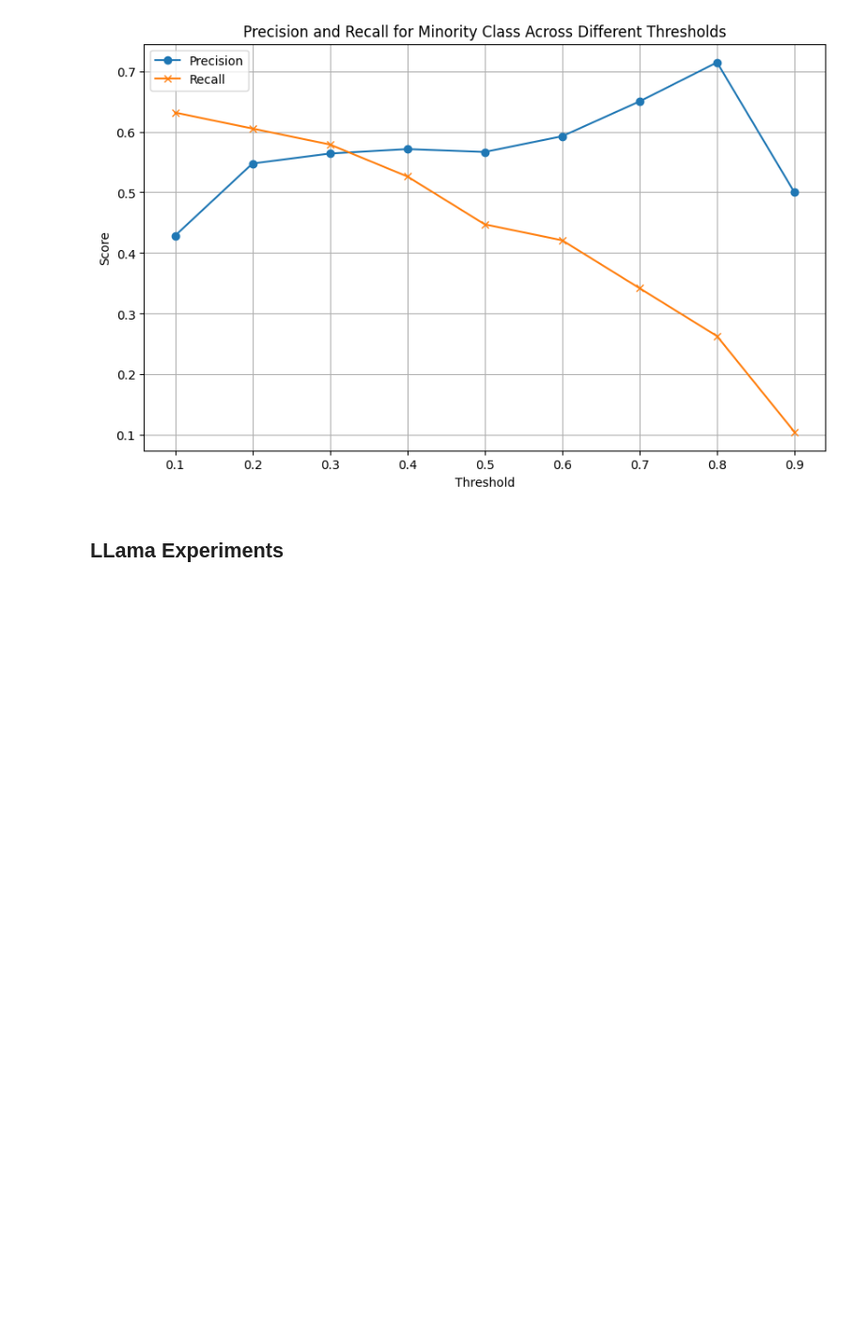
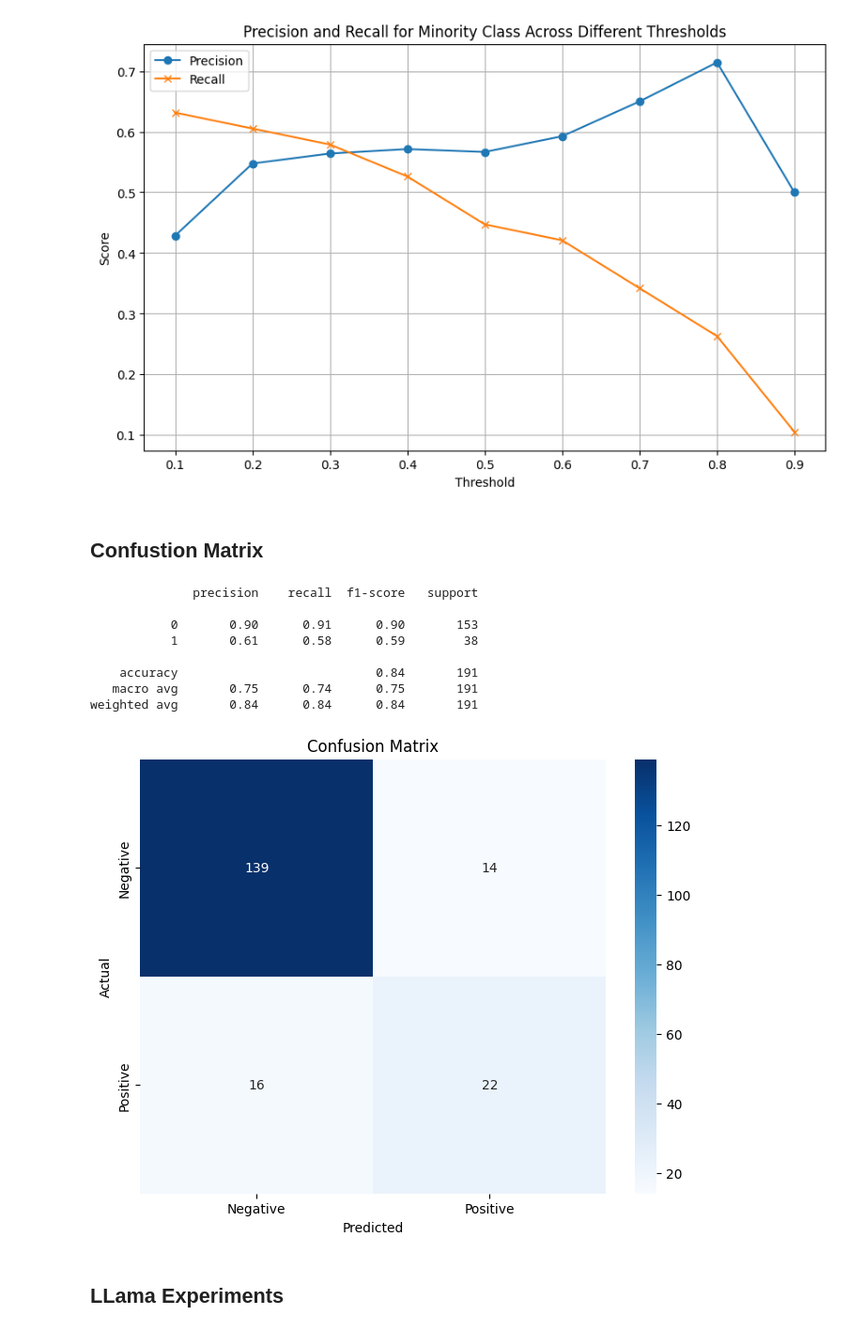
Before and after one commit to hargurjeet/LJMU_Thesis_Results_Hargurjeet_Singh, a Jupyter notebook: ExperimentThresholdAdjustments.ipynb, the cells around one changed output. Shown at 94% size. Saved outputs shown, nothing was run; the diff lists cells and outputs as text; code cells hidden in the pictures; blank space fills up the shorter version.

```diff
--- a/ExperimentThresholdAdjustments.ipynb
+++ b/ExperimentThresholdAdjustments.ipynb
@@ -242,3 +276,8 @@ df_mixtral['Embedding'] = df_mixtral['GeneratedText'].apply(get_embedding)
+# %%
+# df_mixtral.to_parquet('mixtral_embeddings.parquet', index=False)
+
+parquet_file_path = '/content/LJMU_Thesis/Processed_output/mixtral_embeddings.parquet'
+df_mixtral = pd.read_parquet(parquet_file_path)
 # %% [markdown]
 ## Mixtral modelling experiments
 # %%
@@ -394,6 +433,35 @@ plt.legend()
 plt.show()
 # %% [output]
 [figure]
+# %% [markdown]
+## Confustion Matrix
+# %%
+# Set the threshold
+threshold = 0.32
+y_pred = (y_pred_proba >= threshold).astype(int)
+report = classification_report(y_test, y_pred)
+print(report)
+
+conf_matrix = confusion_matrix(y_test, y_pred)
+# Plot the confusion matrix using Seaborn
+plt.figure(figsize=(8, 6))
+sns.heatmap(conf_matrix, annot=True, fmt='d', cmap='Blues',
+            xticklabels=['Negative', 'Positive'],
+            yticklabels=['Negative', 'Positive'])
+plt.ylabel('Actual')
+plt.xlabel('Predicted')
+plt.title('Confusion Matrix')
+plt.show()
+# %% [output]
+              precision    recall  f1-score   support
+
+           0       0.90      0.91      0.90       153
+           1       0.61      0.58      0.59        38
+
+    accuracy                           0.84       191
+   macro avg       0.75      0.74      0.75       191
+weighted avg       0.84      0.84      0.84       191
+[figure, added]
 # %% [markdown]
 ## LLama Experiments
 # %%
```
Also changed, not shown: parts of 23 cells of this notebook.
